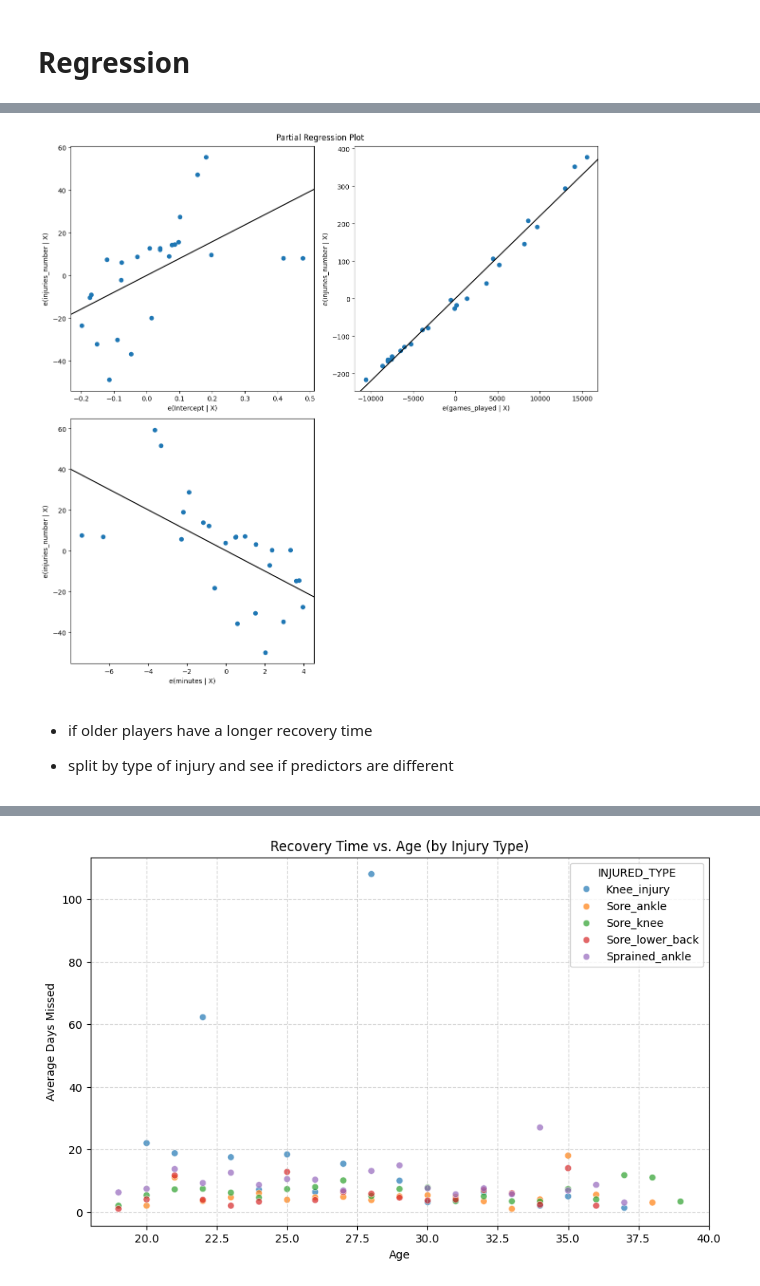
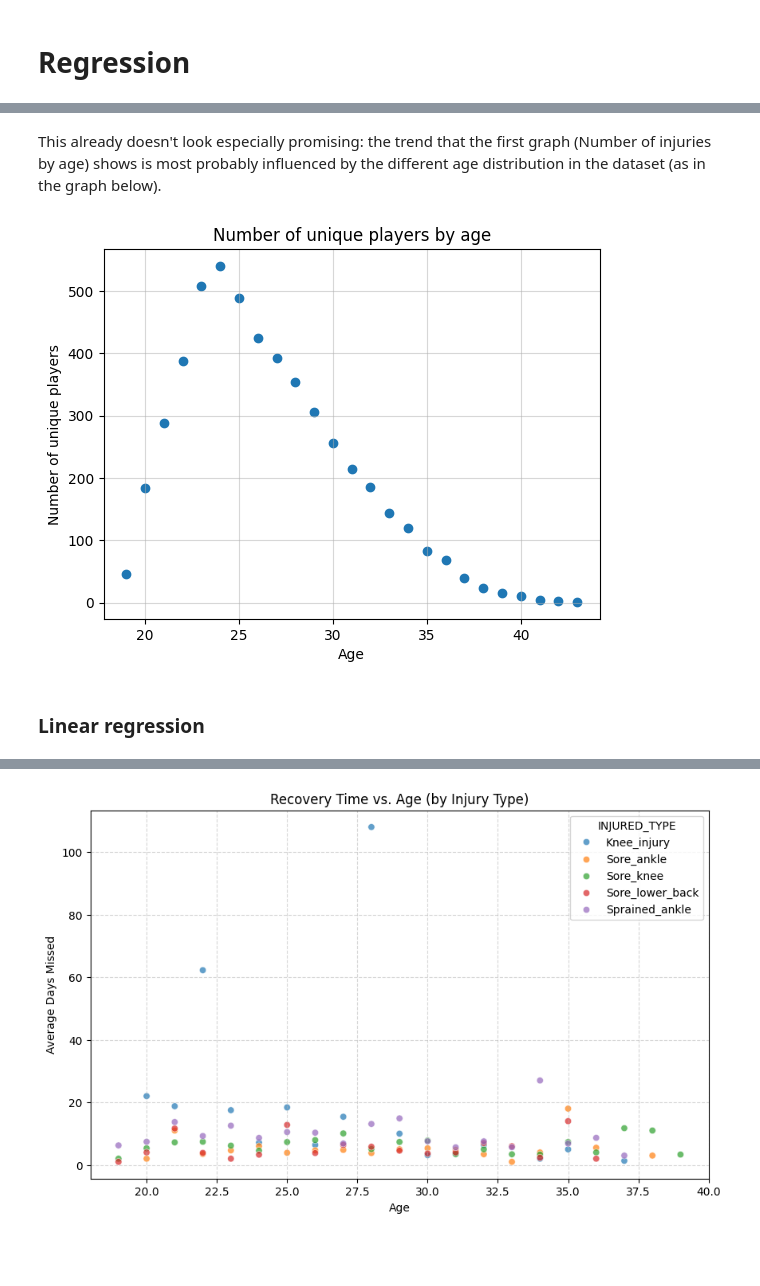
Before and after one commit to luciocanepa/data_science_project, a Jupyter notebook: regression.ipynb, the cells around one changed output, grey strips where cells are left out. Saved outputs shown, nothing was run; the diff lists cells and outputs as text; code cells hidden in the pictures; blank space fills up the shorter version.

Commit message:
advanced in regression notebook (comments are still missing)

```diff
--- a/regression.ipynb
+++ b/regression.ipynb
@@ -387,8 +62,13 @@ plot_mult_reg(res_multiple)
-# %%
-plot_part_reg(res_multiple)
-# %% [output]
-[figure, removed]
-# %% [markdown]
-- if older players have a longer recovery time
-
-- split by type of injury and see if predictors are different
+# %% [markdown]
+This already doesn't look especially promising: the trend that the first graph (Number of injuries by age) shows is most probably influenced by the different age distribution in the dataset (as in the graph below).
+# %%
+plt.scatter(injuries_age["Age"], injuries_age["unique_players"])
+plt.xlabel("Age")
+plt.ylabel("Number of unique players")
+plt.title("Number of unique players by age")
+plt.grid(alpha=0.5)
+plt.show()
+# %% [output]
+[figure, added]
+# %% [markdown]
+### Linear regression
```
Also changed, not shown: parts of 38 cells of this notebook, 2 other files.
